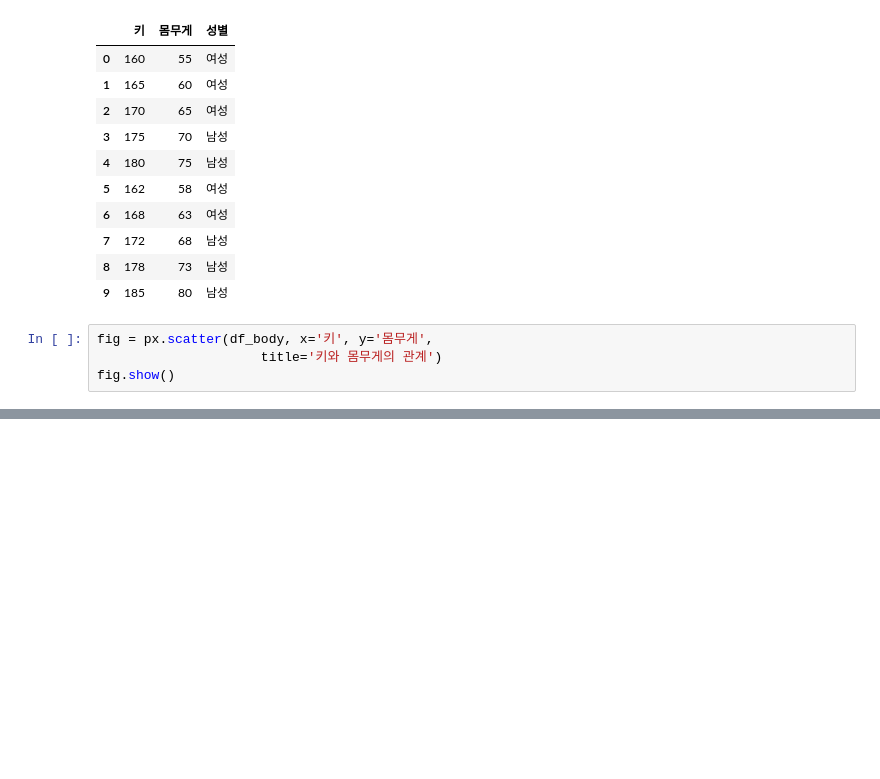
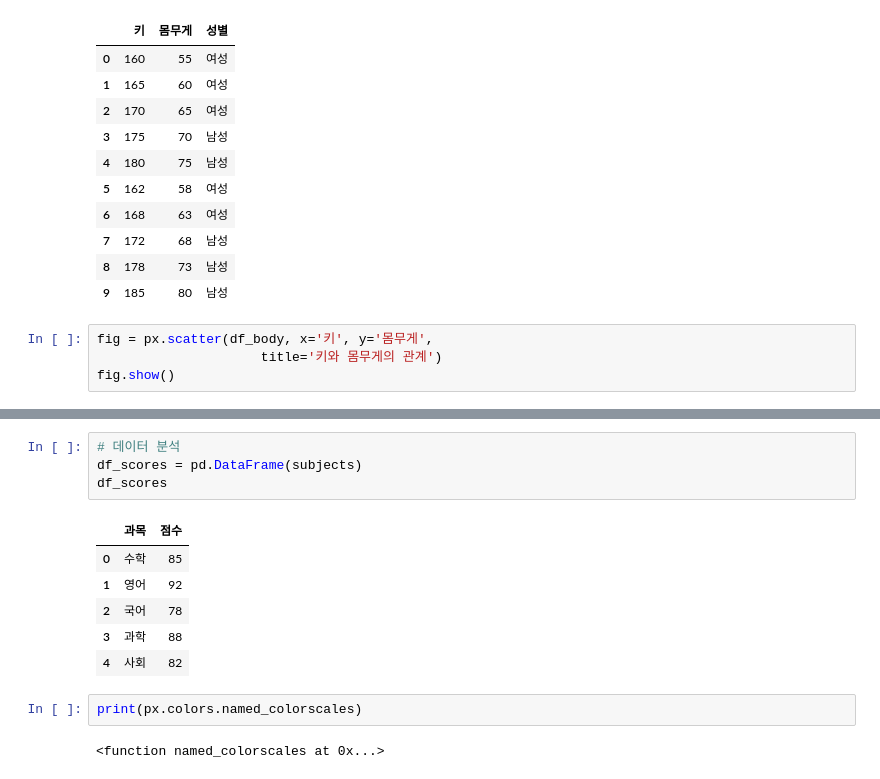
Before and after one commit to 2eenirv-commits/big0611, a Jupyter notebook: py/p02_데이터분석및시각화/ch06_plotly/ex02_기본그래프유형.ipynb, the cells around one changed output, grey strips where cells are left out. Drawn from its saved outputs; the diff is of its cells as text; blank space fills up the shorter version.

```diff
--- a/py/p02_데이터분석및시각화/ch06_plotly/ex02_기본그래프유형.ipynb
+++ b/py/p02_데이터분석및시각화/ch06_plotly/ex02_기본그래프유형.ipynb
@@ -116,0 +195,15 @@ fig.show()
+# %%
+# 데이터 분석
+df_scores = pd.DataFrame(subjects)
+df_scores
+# %% [output]
+|  | 과목 | 점수 |
+| 0 | 수학 | 85 |
+| 1 | 영어 | 92 |
+| 2 | 국어 | 78 |
+| 3 | 과학 | 88 |
+| 4 | 사회 | 82 |
+# %%
+print(px.colors.named_colorscales)
+# %% [output]
+<function named_colorscales at 0x...>
```
Also changed, not shown: parts of 19 cells of this notebook.
